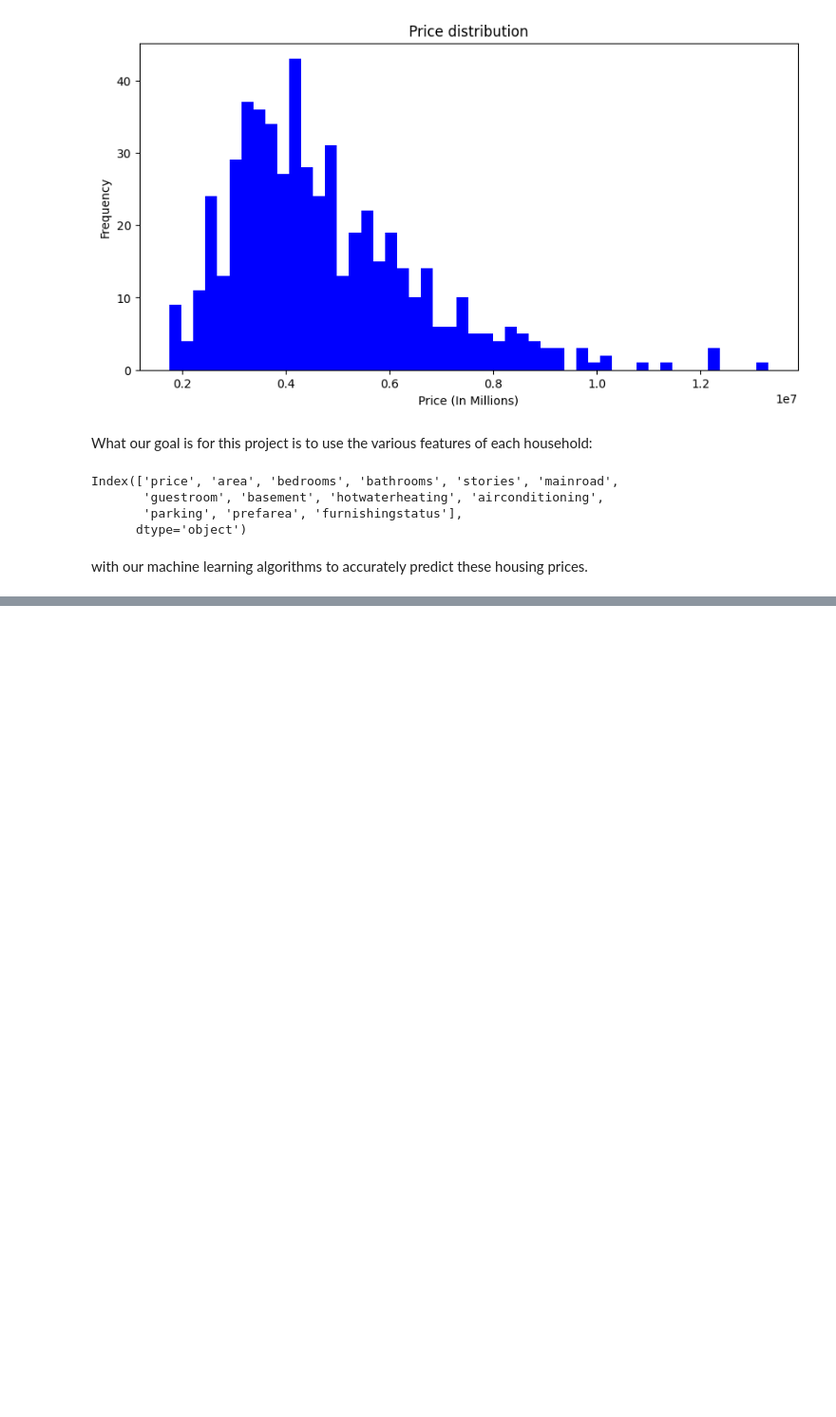
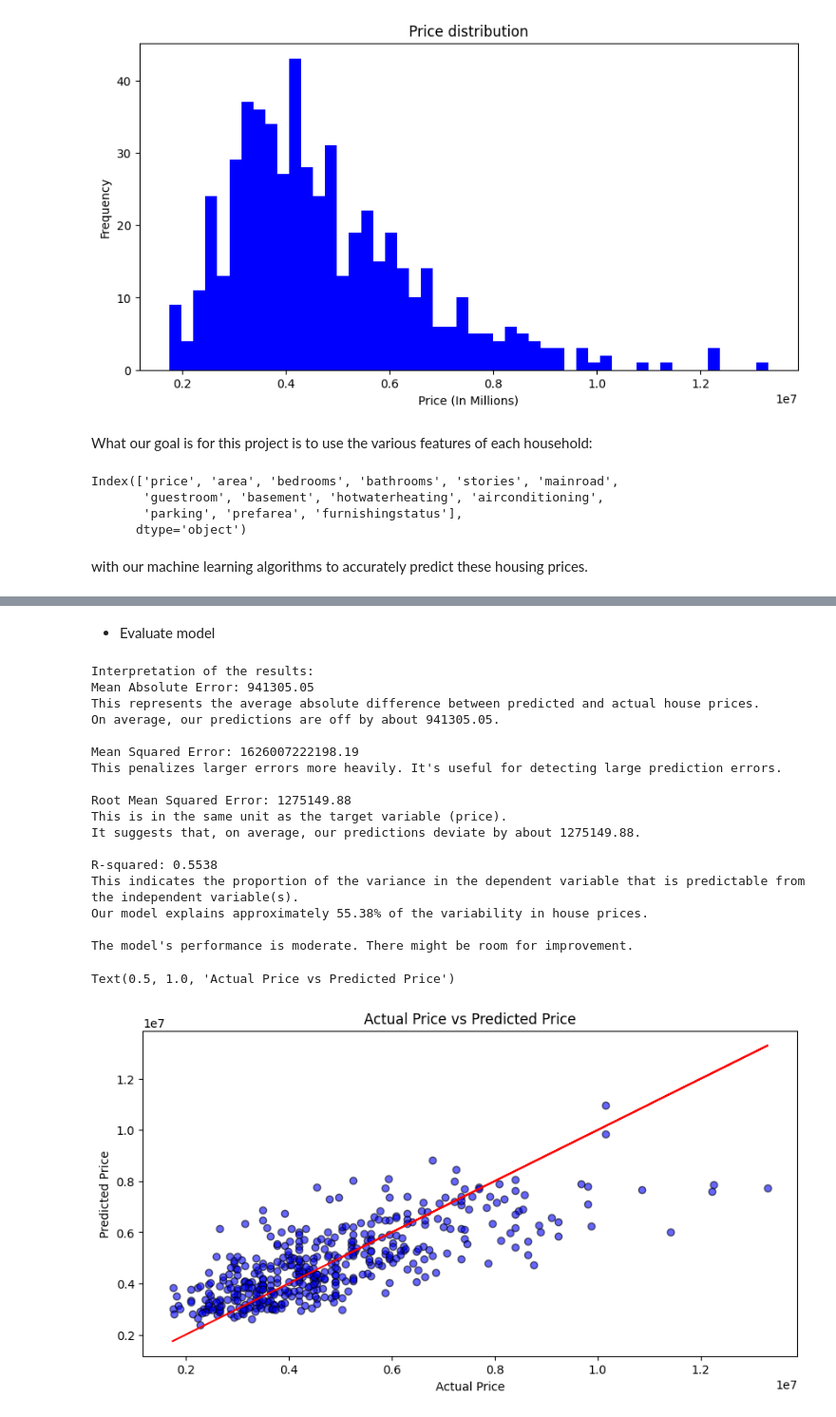
Before and after one commit to sgmalik/ML-Final-Project, a Jupyter notebook: main.ipynb, the cells around one changed output, grey strips where cells are left out. Shown: that part at 95% size. Drawn from its saved outputs; the diff is of its cells as text; code cells hidden in the pictures; blank space fills up the shorter version.

```diff
--- a/main.ipynb
+++ b/main.ipynb
@@ -74,0 +151,68 @@ with our machine learning algorithms to accurately predict these housing prices.
+# %% [markdown]
+* Evaluate model
+# %%
+
+meanAbsoluteError = mean_absolute_error(y_train, y_pred)
+meanSquaredError = mean_squared_error(y_train, y_pred)
+r2 = r2_score(y_train, y_pred)
+# Interpret the results
+
+print("\nInterpretation of the results:")
+
+# Mean Absolute Error
+print(f"Mean Absolute Error: {meanAbsoluteError:.2f}")
+print("This represents the average absolute difference between predicted and actual house prices.")
+print(f"On average, our predictions are off by about {meanAbsoluteError:.2f}.")
+
+# Mean Squared Error
+print(f"\nMean Squared Error: {meanSquaredError:.2f}")
+print("This penalizes larger errors more heavily. It's useful for detecting large prediction errors.")
+
+# Root Mean Squared Error
+rmse = np.sqrt(meanSquaredError)
+print(f"\nRoot Mean Squared Error: {rmse:.2f}")
+print("This is in the same unit as the target variable (price).")
+print(f"It suggests that, on average, our predictions deviate by about {rmse:.2f}.")
+
+# R-squared
+print(f"\nR-squared: {r2:.4f}")
+print("This indicates the proportion of the variance in the dependent variable that is predictable from the independent variable(s).")
+print(f"Our model explains approximately {r2*100:.2f}% of the variability in house prices.")
+
+if r2 < 0.5:
+    print("\nThe model's performance is poor. Consider feature engineering or trying different algorithms.")
+elif 0.5 <= r2 < 0.7:
+    print("\nThe model's performance is moderate. There might be room for improvement.")
+elif 0.7 <= r2 < 0.9:
+    print("\nThe model's performance is good, but could potentially be improved.")
+else:
+    print("\nThe model's performance is excellent, but be cautious of overfitting.")
+
+# Visualize the results
+plt.figure(figsize=(10, 5))
+plt.scatter(y_train, y_pred, color='blue', alpha=0.6, edgecolor='black', label='Actual vs Predicted Price')
+# regression line for perfect predictions
+plt.plot(y_train, y_train, color='red', label='Regression Line')
+plt.xlabel('Actual Price')
+plt.ylabel('Predicted Price')
+plt.title('Actual Price vs Predicted Price')
+# %% [output]
+Interpretation of the results:
+Mean Absolute Error: 941305.05
+This represents the average absolute difference between predicted and actual house prices.
+On average, our predictions are off by about 941305.05.
+
+Mean Squared Error: 1626007222198.19
+This penalizes larger errors more heavily. It's useful for detecting large prediction errors.
+
+Root Mean Squared Error: 1275149.88
+This is in the same unit as the target variable (price).
+It suggests that, on average, our predictions deviate by about 1275149.88.
+
+R-squared: 0.5538
+This indicates the proportion of the variance in the dependent variable that is predictable from the independent variable(s).
+Our model explains approximately 55.38% of the variability in house prices.
+
+The model's performance is moderate. There might be room for improvement.
+Text(0.5, 1.0, 'Actual Price vs Predicted Price')
+[figure, added]
```
Also changed, not shown: parts of 9 cells of this notebook.
